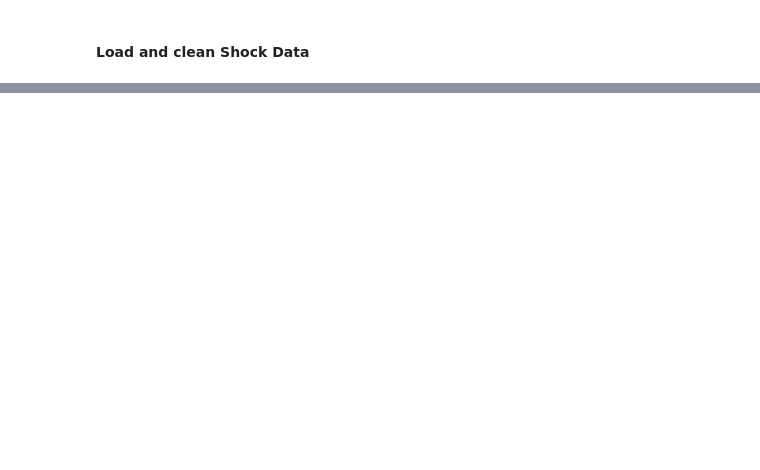
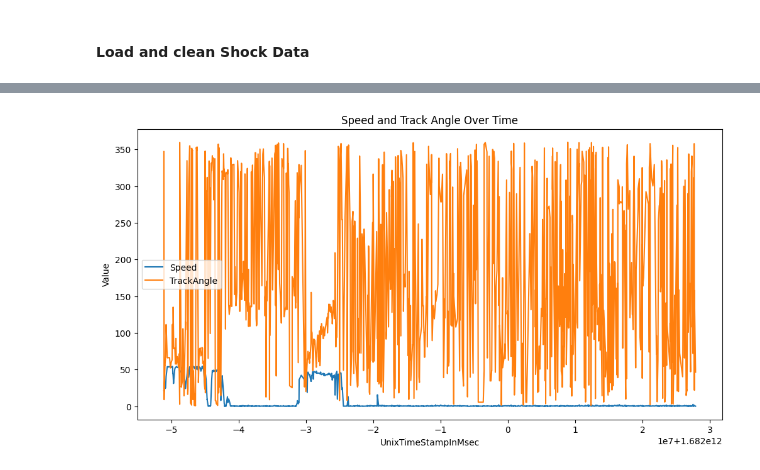
Before and after one commit to SoumyaGanguly95/ShockSensorAnalysis, a Jupyter notebook: AnalysisOnFirstSetData.ipynb, the cells around one changed output, grey strips where cells are left out. Saved outputs shown, nothing was run; the diff lists cells and outputs as text; code cells hidden in the pictures; blank space fills up the shorter version.

```diff
--- a/AnalysisOnFirstSetData.ipynb
+++ b/AnalysisOnFirstSetData.ipynb
@@ -42,0 +79,11 @@ print(data_gps1)
+# %%
+# Remove rows with duplicate entries in UnixTimeStampInMsec
+data_gps1 = data_gps1.drop_duplicates(subset=['UnixTimeStampInMsec'], keep='first')
+
+# Remove rows with empty or null values in any field
+data_gps1 = data_gps1.dropna()
+
+print(data_gps1)
+
+# Note: Attempting to drop duplicate entries; but data doesnot contain entries against duplicate
+# timestamps.
@@ -182,0 +324,12 @@ Index: []
+# %%
+# Plot speed and track angle
+plt.figure(figsize=(12, 6))
+plt.plot(combined_data_set1['UnixTimeStampInMsec'], combined_data_set1['Speed'], label='Speed')
+plt.plot(combined_data_set1['UnixTimeStampInMsec'], combined_data_set1['TrackAngle'], label='TrackAngle')
+plt.xlabel('UnixTimeStampInMsec')
+plt.ylabel('Value')
+plt.title('Speed and Track Angle Over Time')
+plt.legend()
+plt.show()
+# %% [output]
+[figure, added]
```
Also changed, not shown: parts of 17 cells of this notebook.
